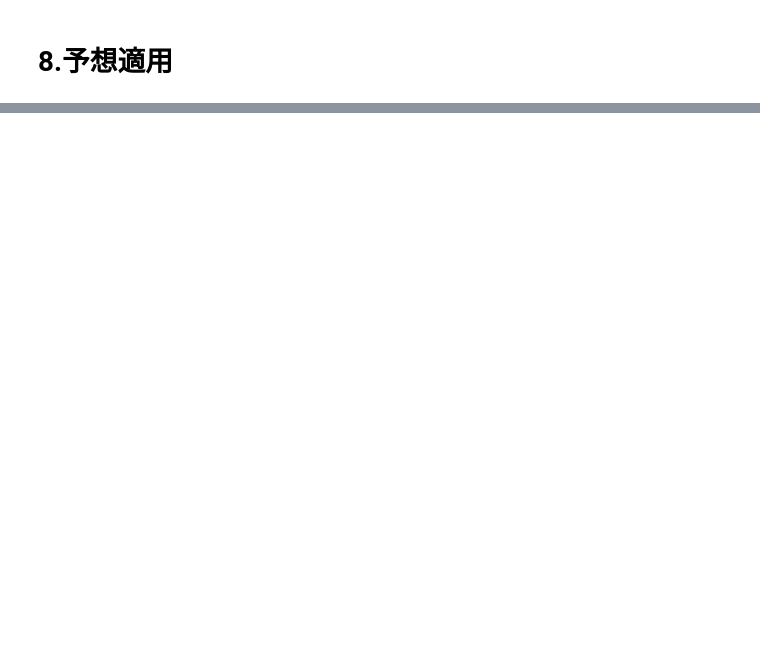
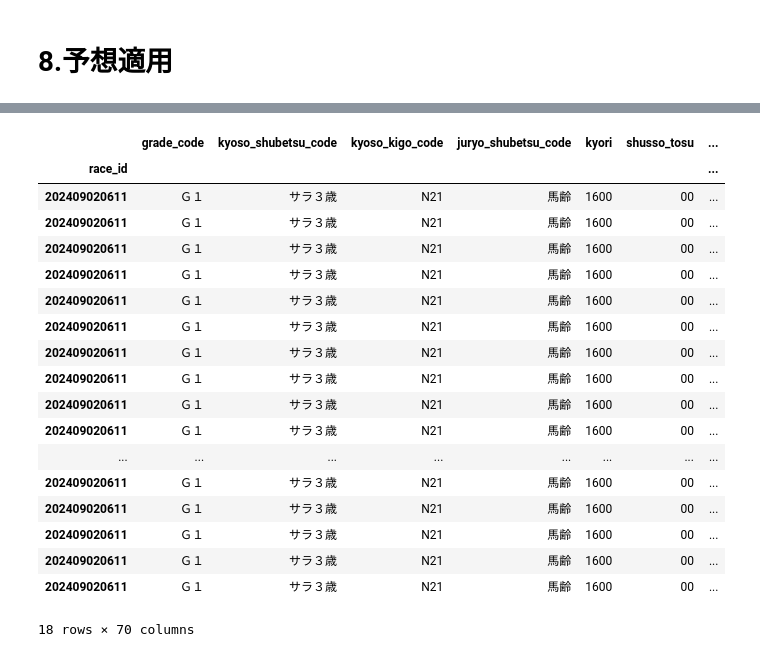
Before and after one commit to mk19828/keiba_2, a Jupyter notebook: keiba003_2_2.ipynb, the cells around one changed output, grey strips where cells are left out. Saved outputs shown, nothing was run; the diff lists cells and outputs as text; code cells hidden in the pictures; blank space fills up the shorter version.

```diff
--- a/keiba003_2_2.ipynb
+++ b/keiba003_2_2.ipynb
@@ -903,6 +853,28 @@ results_9R = hr.merge_all(results_5R,n_samples=9)
 results_9R.set_index('race_id', inplace=True)
 results_all = hr.merge_all(results_9R,n_samples='all')
 results_all.set_index('race_id', inplace=True)
+# %%
+results_all
+# %% [output]
+|  | grade_code | kyoso_shubetsu_code | kyoso_kigo_code | juryo_shubetsu_code | kyori | shusso_tosu | ... |
+| race_id |  |  |  |  |  |  | ... |
+| 202409020611 | Ｇ１ | サラ３歳 | N21 | 馬齢 | 1600 | 00 | ... |
+| 202409020611 | Ｇ１ | サラ３歳 | N21 | 馬齢 | 1600 | 00 | ... |
+| 202409020611 | Ｇ１ | サラ３歳 | N21 | 馬齢 | 1600 | 00 | ... |
+| 202409020611 | Ｇ１ | サラ３歳 | N21 | 馬齢 | 1600 | 00 | ... |
+| 202409020611 | Ｇ１ | サラ３歳 | N21 | 馬齢 | 1600 | 00 | ... |
+| 202409020611 | Ｇ１ | サラ３歳 | N21 | 馬齢 | 1600 | 00 | ... |
+| 202409020611 | Ｇ１ | サラ３歳 | N21 | 馬齢 | 1600 | 00 | ... |
+| 202409020611 | Ｇ１ | サラ３歳 | N21 | 馬齢 | 1600 | 00 | ... |
+| 202409020611 | Ｇ１ | サラ３歳 | N21 | 馬齢 | 1600 | 00 | ... |
+| 202409020611 | Ｇ１ | サラ３歳 | N21 | 馬齢 | 1600 | 00 | ... |
+| ... | ... | ... | ... | ... | ... | ... | ... |
+| 202409020611 | Ｇ１ | サラ３歳 | N21 | 馬齢 | 1600 | 00 | ... |
+| 202409020611 | Ｇ１ | サラ３歳 | N21 | 馬齢 | 1600 | 00 | ... |
+| 202409020611 | Ｇ１ | サラ３歳 | N21 | 馬齢 | 1600 | 00 | ... |
+| 202409020611 | Ｇ１ | サラ３歳 | N21 | 馬齢 | 1600 | 00 | ... |
+| 202409020611 | Ｇ１ | サラ３歳 | N21 | 馬齢 | 1600 | 00 | ... |
+18 rows × 70 columns
 # %%
 #  1005-002
 ###　オブジェクトをいったん変数へ
```
Also changed, not shown: parts of 20 cells of this notebook, 3 other files.
